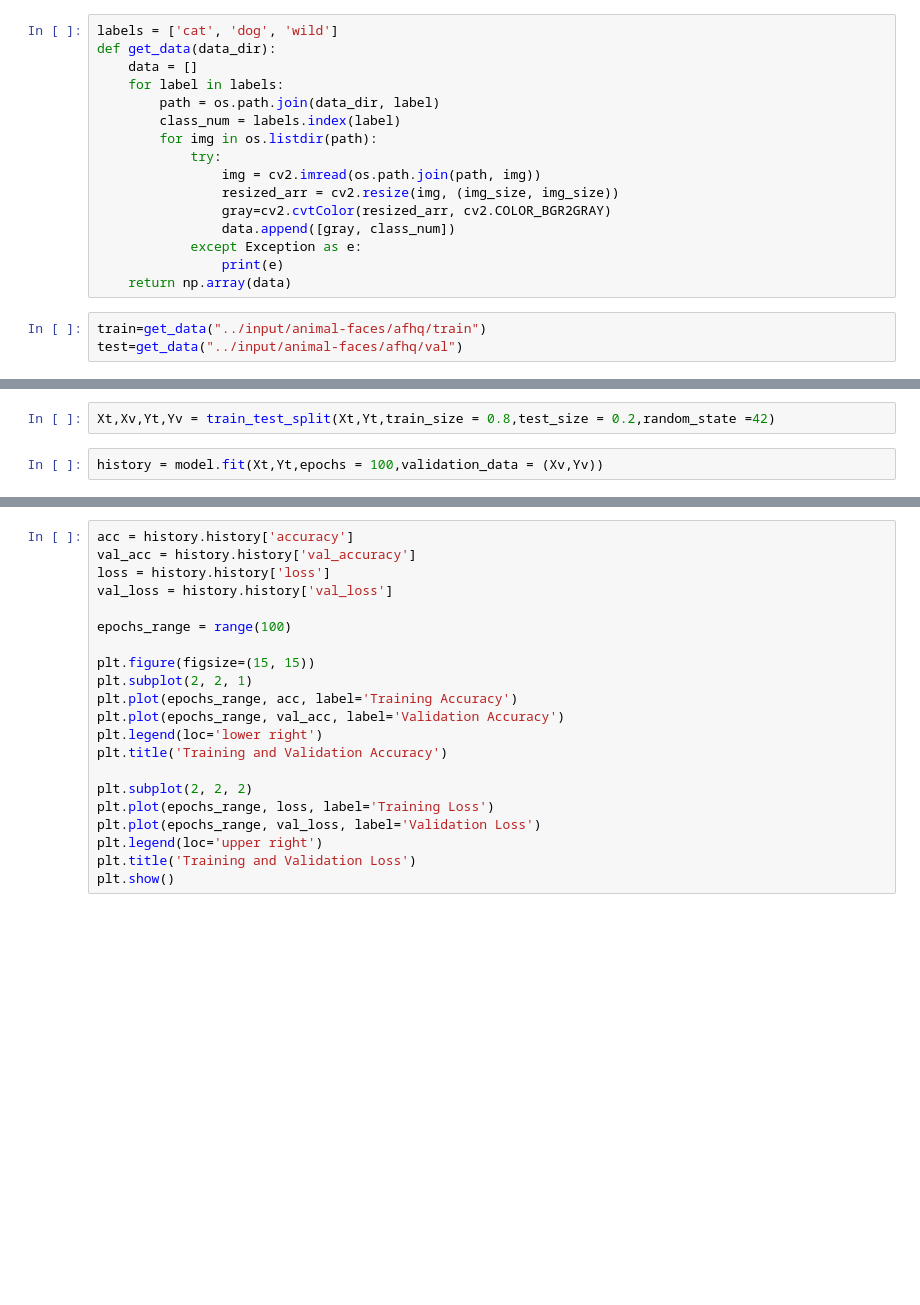
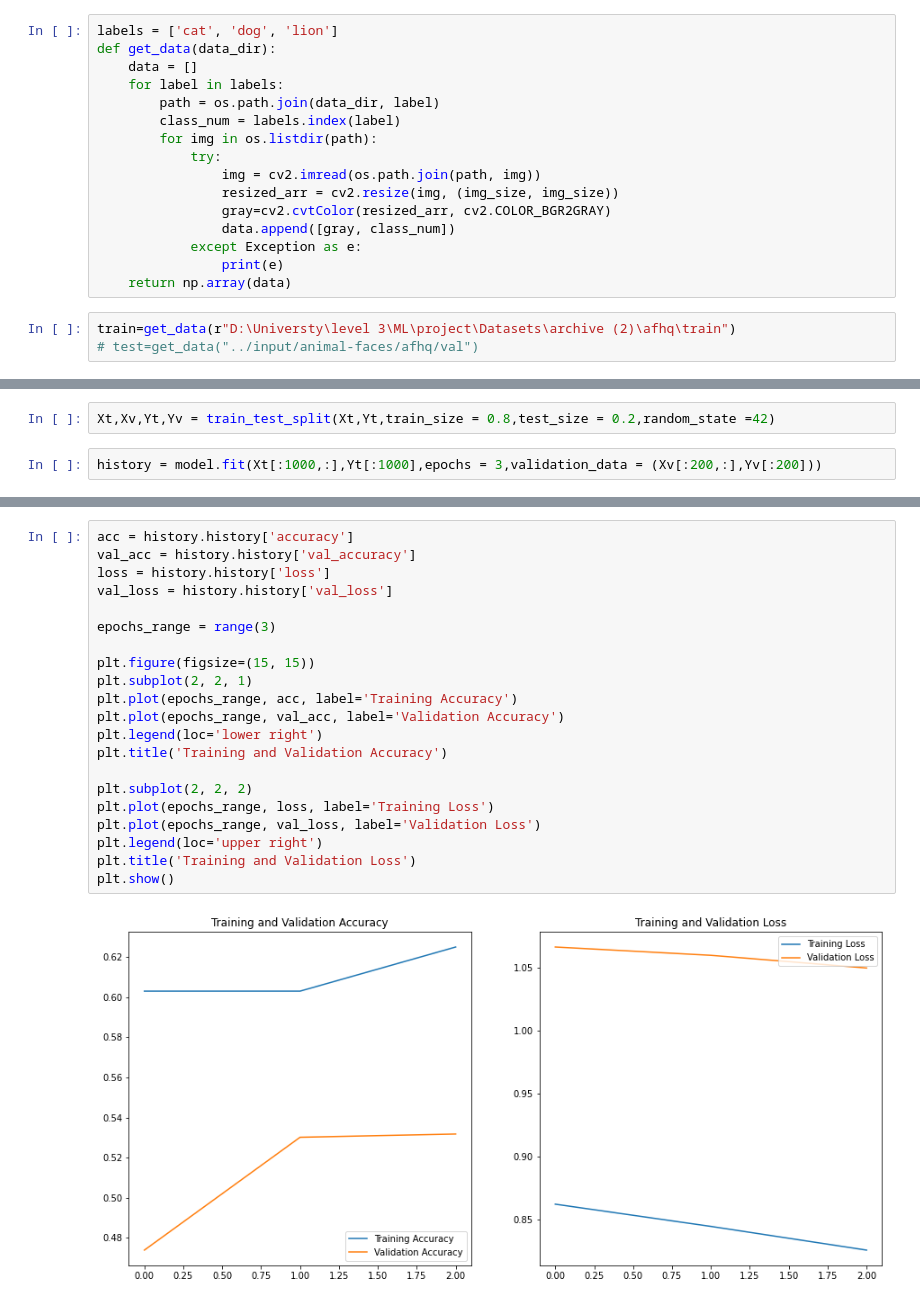
Before and after one commit to Abdullah3010/ML_Project60, a Jupyter notebook: Image/ANN/ANN_IMAGE.ipynb, the cells around one changed output, grey strips where cells are left out. Saved outputs shown, nothing was run; the diff lists cells and outputs as text; blank space fills up the shorter version.

```diff
--- a/Image/ANN/ANN_IMAGE.ipynb
+++ b/Image/ANN/ANN_IMAGE.ipynb
@@ -28,5 +26,5 @@ ImportError: ignored
 # %%
-labels = ['cat', 'dog', 'wild']
+labels = ['cat', 'dog', 'lion']
 def get_data(data_dir):
     data = []
     for label in labels:
@@ -42,8 +40,8 @@ def get_data(data_dir):
                 print(e)
     return np.array(data)
 # %%
-train=get_data("../input/animal-faces/afhq/train")
-test=get_data("../input/animal-faces/afhq/val")
+train=get_data(r"D:\Universty\level 3\ML\project\Datasets\archive (2)\afhq\train")
+# test=get_data("../input/animal-faces/afhq/val")
 # %%
 Xt = []
 Yt = []#train
@@ -101,4 +119,4 @@ model.compile(optimizer =rms , loss =tf.keras.losses.SparseCategoricalCrossentro
 # %%
 Xt,Xv,Yt,Yv = train_test_split(Xt,Yt,train_size = 0.8,test_size = 0.2,random_state =42)
 # %%
-history = model.fit(Xt,Yt,epochs = 100,validation_data = (Xv,Yv))
+history = model.fit(Xt[:1000,:],Yt[:1000],epochs = 3,validation_data = (Xv[:200,:],Yv[:200]))
@@ -105,21 +130,23 @@ history = model.fit(Xt,Yt,epochs = 100,validation_data = (Xv,Yv))
 # %%
 acc = history.history['accuracy']
 val_acc = history.history['val_accuracy']
 loss = history.history['loss']
 val_loss = history.history['val_loss']
 
-epochs_range = range(100)
+epochs_range = range(3)
 
 plt.figure(figsize=(15, 15))
 plt.subplot(2, 2, 1)
 plt.plot(epochs_range, acc, label='Training Accuracy')
 plt.plot(epochs_range, val_acc, label='Validation Accuracy')
 plt.legend(loc='lower right')
 plt.title('Training and Validation Accuracy')
 
 plt.subplot(2, 2, 2)
 plt.plot(epochs_range, loss, label='Training Loss')
 plt.plot(epochs_range, val_loss, label='Validation Loss')
 plt.legend(loc='upper right')
 plt.title('Training and Validation Loss')
 plt.show()
+# %% [output]
+[figure, added]
```
Also changed, not shown: parts of 11 cells of this notebook, 2 other files.
